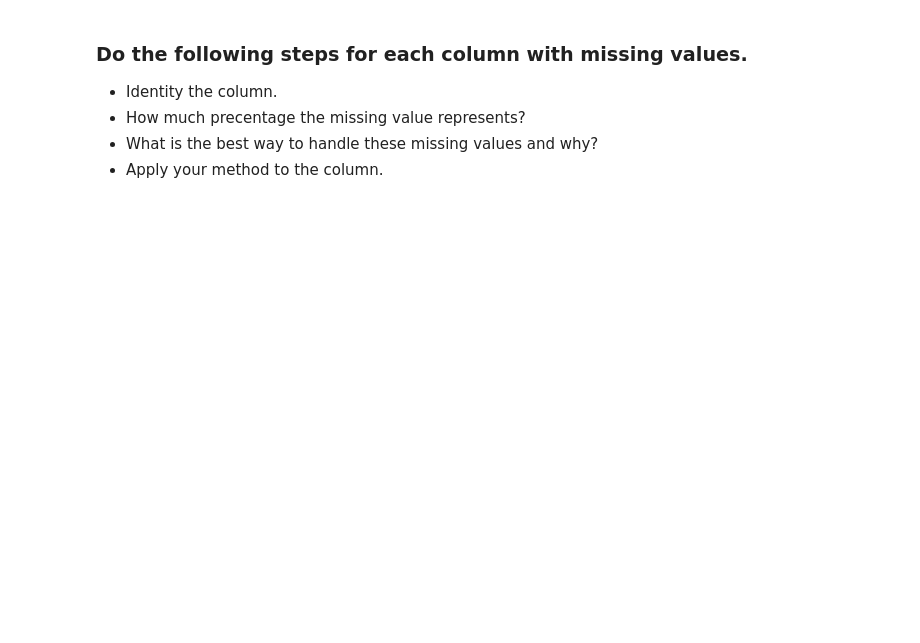
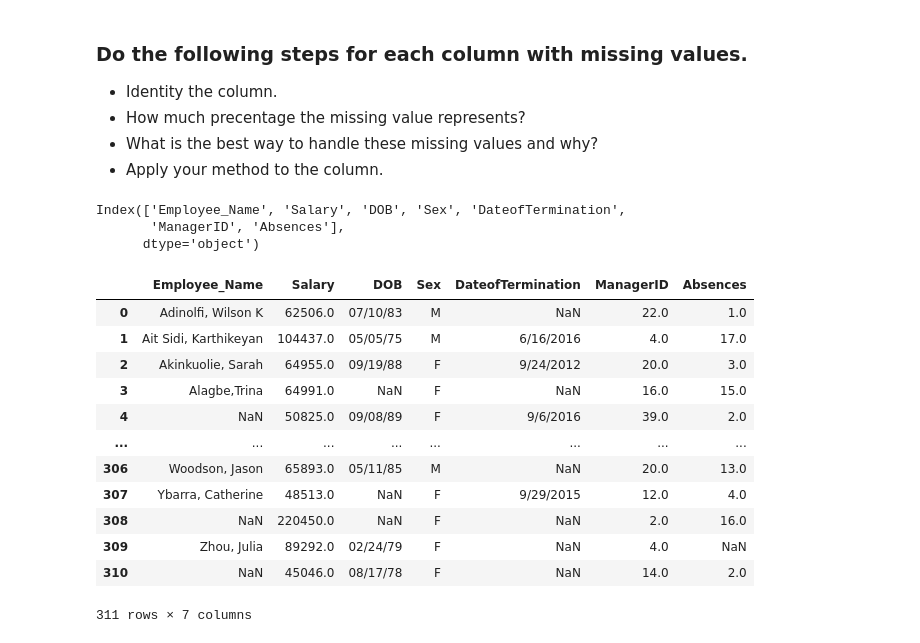
Before and after one commit to Tuwaiq-Data-Science-Bootcamp-V4/Missing-Data-Lab, a Jupyter notebook: Missing_Data_Assignment.ipynb, the cells around one changed output. Drawn from its saved outputs; the diff is of its cells as text; code cells hidden in the pictures; blank space fills up the shorter version.

```diff
--- a/Missing_Data_Assignment.ipynb
+++ b/Missing_Data_Assignment.ipynb
@@ -17,3 +111,27 @@
 * How much precentage the missing value represents?
 * What is the best way to handle these missing values and why?
 * Apply your method to the column.
+# %%
+null_columns = miss.columns[miss.isnull().any()]
+null_columns
+# %% [output]
+Index(['Employee_Name', 'Salary', 'DOB', 'Sex', 'DateofTermination',
+       'ManagerID', 'Absences'],
+      dtype='object')
+# %%
+miss_null_columns = miss[null_columns]
+miss_null_columns
+# %% [output]
+|  | Employee_Name | Salary | DOB | Sex | DateofTermination | ManagerID | Absences |
+| 0 | Adinolfi, Wilson K | 62506.0 | 07/10/83 | M | NaN | 22.0 | 1.0 |
+| 1 | Ait Sidi, Karthikeyan | 104437.0 | 05/05/75 | M | 6/16/2016 | 4.0 | 17.0 |
+| 2 | Akinkuolie, Sarah | 64955.0 | 09/19/88 | F | 9/24/2012 | 20.0 | 3.0 |
+| 3 | Alagbe,Trina | 64991.0 | NaN | F | NaN | 16.0 | 15.0 |
+| 4 | NaN | 50825.0 | 09/08/89 | F | 9/6/2016 | 39.0 | 2.0 |
+| ... | ... | ... | ... | ... | ... | ... | ... |
+| 306 | Woodson, Jason | 65893.0 | 05/11/85 | M | NaN | 20.0 | 13.0 |
+| 307 | Ybarra, Catherine | 48513.0 | NaN | F | 9/29/2015 | 12.0 | 4.0 |
+| 308 | NaN | 220450.0 | NaN | F | NaN | 2.0 | 16.0 |
+| 309 | Zhou, Julia | 89292.0 | 02/24/79 | F | NaN | 4.0 | NaN |
+| 310 | NaN | 45046.0 | 08/17/78 | F | NaN | 14.0 | 2.0 |
+311 rows × 7 columns
```
Also changed, not shown: parts of 19 cells of this notebook.
